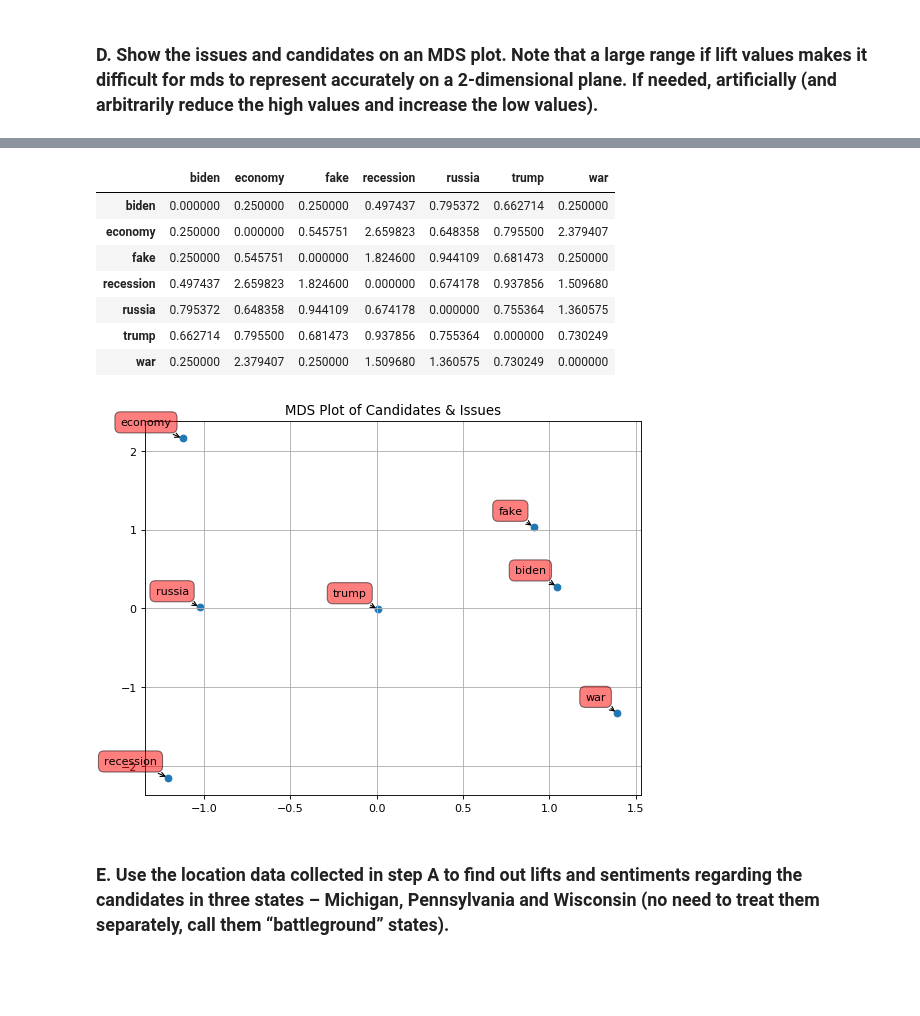
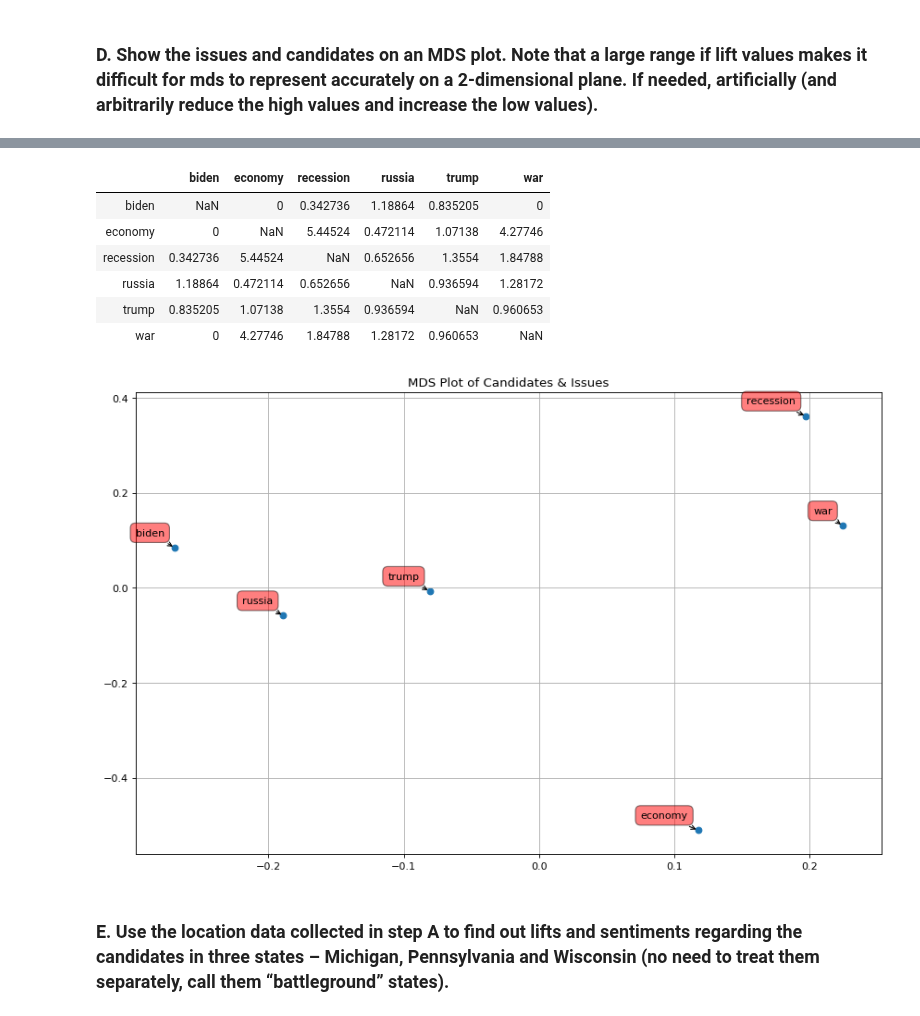
Before and after one commit to abhi-vik/ugc-analytics, a Jupyter notebook: assignments/second/assignment-2.ipynb, the cells around one changed output, grey strips where cells are left out. Cells and saved outputs as stored; diff of their text form; code cells hidden in the pictures; blank space fills up the shorter version.

```diff
--- a/assignments/second/assignment-2.ipynb
+++ b/assignments/second/assignment-2.ipynb
@@ -159,9 +152,8 @@ wordCount(df)[:50]
 #### NOTES
 - mike, pence --> running mate of Trump
 - kag --> keep america great
+# %%
+key_issues = ['economy', 'recession', 'russia', 'war']
+candidates = ['trump', 'biden']
 # %% [markdown]
 ### C. Perform lift and sentiment analysis on a candidate and an issue. To isolate a candidate and an issue, you have to write a parser that selects tweets that mention a candidate, takes a window around an issue, and chops off everything else, as shown in class.
-# %%
-key_issues = ["economy", "recession", "russia", "war", "fake"]
-key_issues_df = pd.DataFrame(columns=key_issues)
-print(key_issues_df)
@@ -347,42 +223,42 @@ lift_matrix
 # %%
+lift_matrix = do_lift(candidates + key_issues)
+display(lift_matrix)
 # no nans
-lift_matrix = lift_matrix + 0.5
 lift_matrix.replace(np.nan, 0, inplace=True)
+lift_matrix = lift_matrix + 0.2
+lift_matrix = lift_matrix / 10
 # MDS Plot
 seed = np.random.RandomState(seed=3)
 mds = manifold.MDS(n_components=2, max_iter=3000, eps=1e-9,
       random_state=seed, dissimilarity="euclidean", n_jobs=1)
 results = mds.fit(lift_matrix)
 coords = results.embedding_
-
-lift_matrix
 # %% [output]
-|  | biden | economy | fake | recession | russia | trump | war |
-| biden | 0.000000 | 0.250000 | 0.250000 | 0.497437 | 0.795372 | 0.662714 | 0.250000 |
-| economy | 0.250000 | 0.000000 | 0.545751 | 2.659823 | 0.648358 | 0.795500 | 2.379407 |
-| fake | 0.250000 | 0.545751 | 0.000000 | 1.824600 | 0.944109 | 0.681473 | 0.250000 |
-| recession | 0.497437 | 2.659823 | 1.824600 | 0.000000 | 0.674178 | 0.937856 | 1.509680 |
-| russia | 0.795372 | 0.648358 | 0.944109 | 0.674178 | 0.000000 | 0.755364 | 1.360575 |
-| trump | 0.662714 | 0.795500 | 0.681473 | 0.937856 | 0.755364 | 0.000000 | 0.730249 |
-| war | 0.250000 | 2.379407 | 0.250000 | 1.509680 | 1.360575 | 0.730249 | 0.000000 |
+|  | biden | economy | recession | russia | trump | war |
+| biden | NaN | 0 | 0.342736 | 1.18864 | 0.835205 | 0 |
+| economy | 0 | NaN | 5.44524 | 0.472114 | 1.07138 | 4.27746 |
+| recession | 0.342736 | 5.44524 | NaN | 0.652656 | 1.3554 | 1.84788 |
+| russia | 1.18864 | 0.472114 | 0.652656 | NaN | 0.936594 | 1.28172 |
+| trump | 0.835205 | 1.07138 | 1.3554 | 0.936594 | NaN | 0.960653 |
+| war | 0 | 4.27746 | 1.84788 | 1.28172 | 0.960653 | NaN |
 # %%
-plt.figure(num=None, figsize=(8, 6), dpi=80, facecolor='w', edgecolor='k')
+plt.figure(num=None, figsize=(13, 8), dpi=80, facecolor='w', edgecolor='k')
 plt.subplots_adjust(bottom = 0.1)
 plt.scatter(coords[:, 0], coords[:, 1], marker = 'o')
 
 for label, x, y in zip(lift_matrix.index, coords[:, 0], coords[:, 1]):
     plt.annotate(
         label,
         xy = (x, y), xytext = (-10, 10),
         textcoords = 'offset points', ha = 'right', va = 'bottom',
         bbox = dict(boxstyle = 'round,pad=0.5', fc = 'red', alpha = 0.5),
         arrowprops = dict(arrowstyle = '->', connectionstyle = 'arc3,rad=0'))
 
 plt.title('MDS Plot of Candidates & Issues')
 plt.grid()
 plt.show()
 # %% [output]
-[figure, old version]
+[figure, new version]
 # %% [markdown]
 ### E. Use the location data collected in step A to find out lifts and sentiments regarding the candidates in three states – Michigan, Pennsylvania and Wisconsin (no need to treat them separately, call them “battleground” states).
 # %%
```
Also changed, not shown: parts of 16 cells of this notebook.
